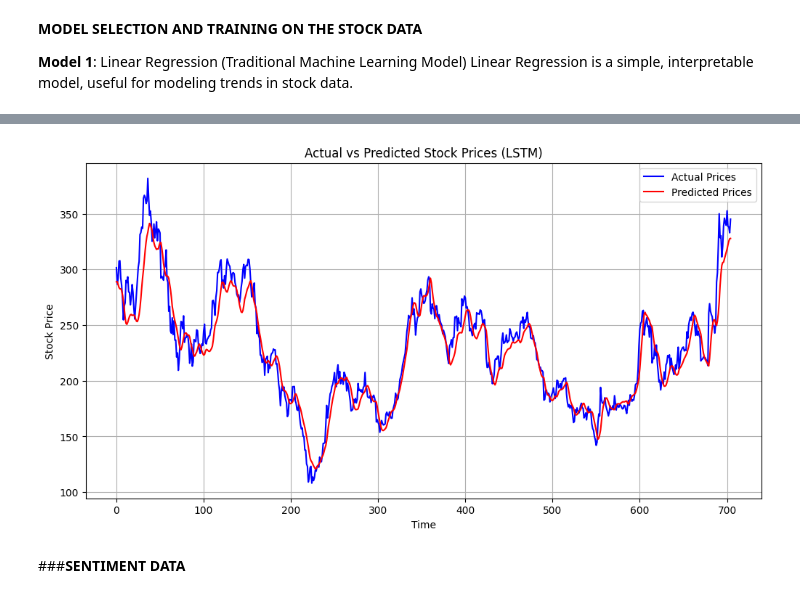
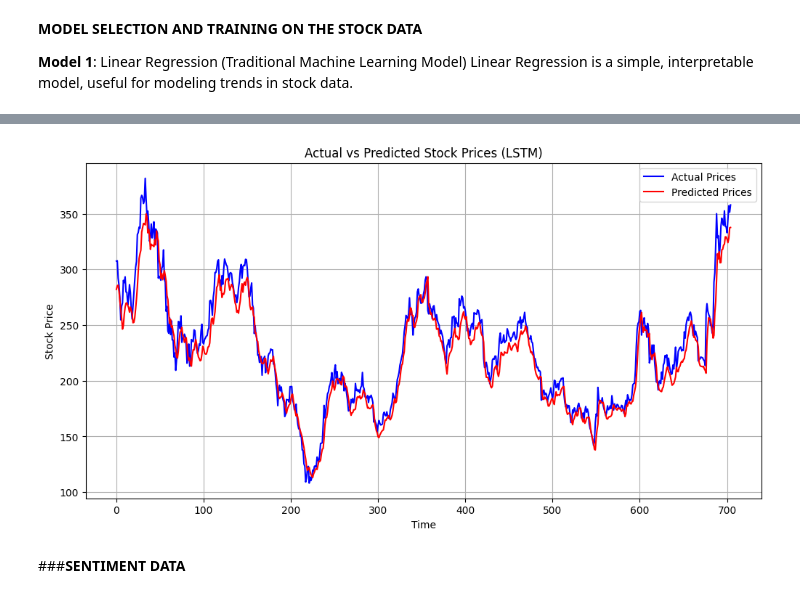
Before and after one commit to OnyedikachiOnwuachuke/Stock-Price-Prediction-Using-Sentiment-Analysis, a Jupyter notebook: PREDICTING_TESLA_STOCK_PRICE_USING_SENTIMENT_ANALYSIS.ipynb, the cells around one changed output, grey strips where cells are left out. Drawn from its saved outputs; the diff is of its cells as text; code cells hidden in the pictures.

```diff
--- a/PREDICTING_TESLA_STOCK_PRICE_USING_SENTIMENT_ANALYSIS.ipynb
+++ b/PREDICTING_TESLA_STOCK_PRICE_USING_SENTIMENT_ANALYSIS.ipynb
@@ -814,7 +812,7 @@ y_train, y_test = y[:split_index], y[split_index:]
 
 # Build and train LSTM model
 model = build_lstm_model((X_train.shape[1], X_train.shape[2]))
-history = model.fit(X_train, y_train, epochs=20, batch_size=32, validation_data=(X_test, y_test), verbose=1)
+history = model.fit(X_train, y_train, epochs=50, batch_size=16, validation_data=(X_test, y_test), verbose=1)
 
 # Predictions
 y_pred_scaled = model.predict(X_test)
@@ -823,7 +821,8 @@ y_pred_actual = scaler.inverse_transform(np.hstack((np.zeros((y_pred_scaled.shap
 
 # Evaluation
 rmse = np.sqrt(mean_squared_error(y_test_actual, y_pred_actual))
-print(f"Root Mean Squared Error (RMSE): {rmse}")
+print(f"Train Root Mean Squared Error (RMSE): {rmse}")
+print(f"Test Root Mean Squared Error (RMSE): {test_rmse:.2f}")
 
 # Plot results
 plt.figure(figsize=(12, 6))
@@ -856,4 +855,4 @@ Root Mean Squared Error (RMSE): 16.009887262344147
-[figure, old version]
+[figure, new version]
 # %% [markdown]
 ###**SENTIMENT DATA**
 # %%
```
Also changed, not shown: parts of 14 cells of this notebook.
